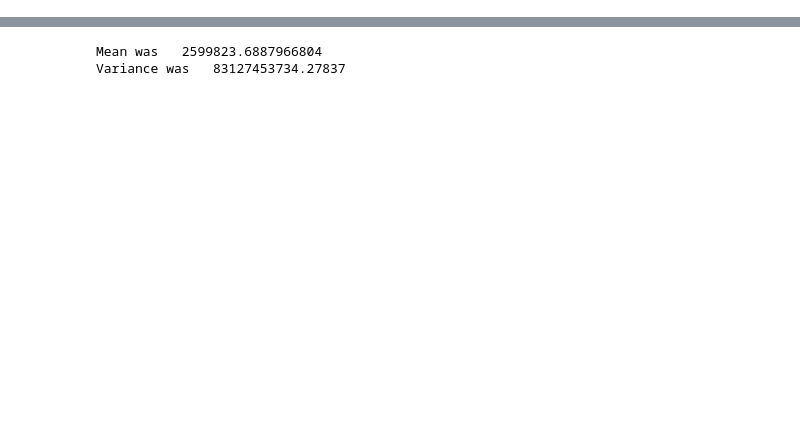
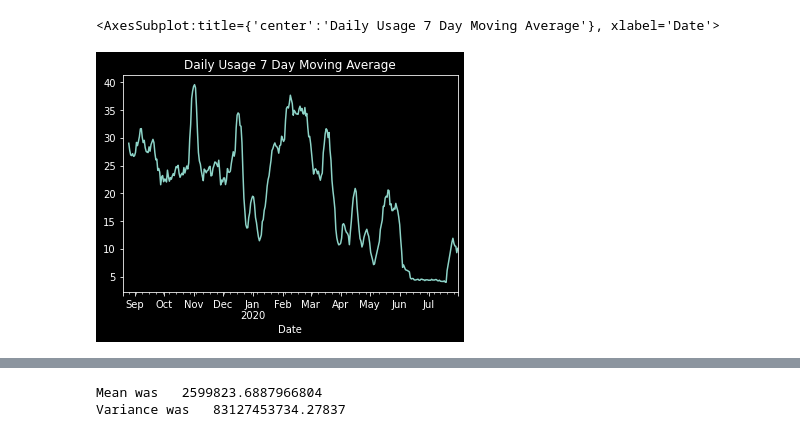
Before and after one commit to sarossilli/Power-Usage-Prediction, a Jupyter notebook: Notebook_EDA.ipynb, the cells around one changed output, grey strips where cells are left out. Saved outputs shown, nothing was run; the diff lists cells and outputs as text; code cells hidden in the pictures; blank space fills up the shorter version.

```diff
--- a/Notebook_EDA.ipynb
+++ b/Notebook_EDA.ipynb
@@ -4,0 +35,8 @@ from statsmodels.tsa.seasonal import seasonal_decompose
+# %%
+#Use a Moving Avg for daily data:
+data['MA'] = data.rolling(window=7).mean()
+plt.title("Daily Usage 7 Day Moving Average")
+data['MA'].plot()
+# %% [output]
+<AxesSubplot:title={'center':'Daily Usage 7 Day Moving Average'}, xlabel='Date'>
+[figure, added]
```
Also changed, not shown: parts of 18 cells of this notebook, 11 other files.
